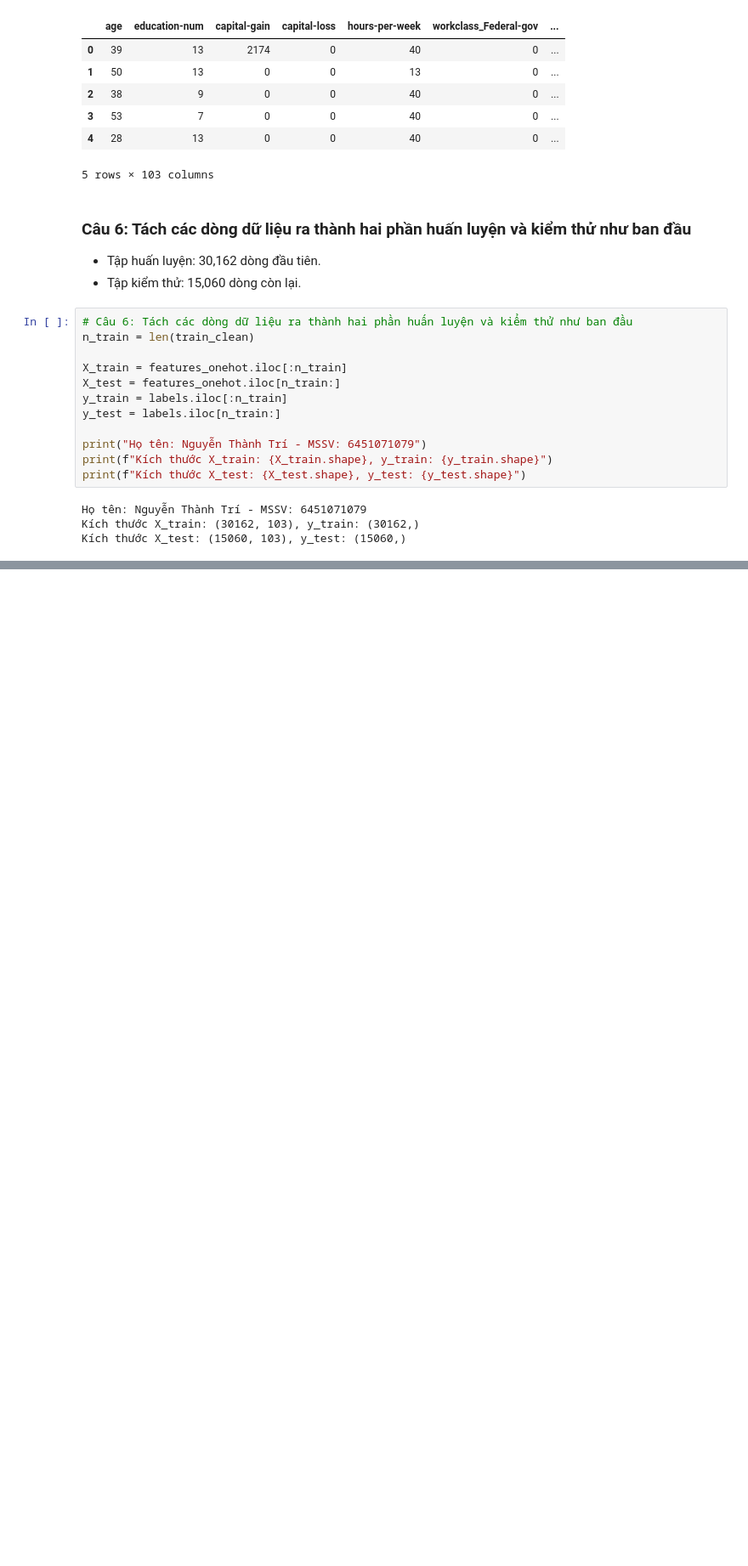
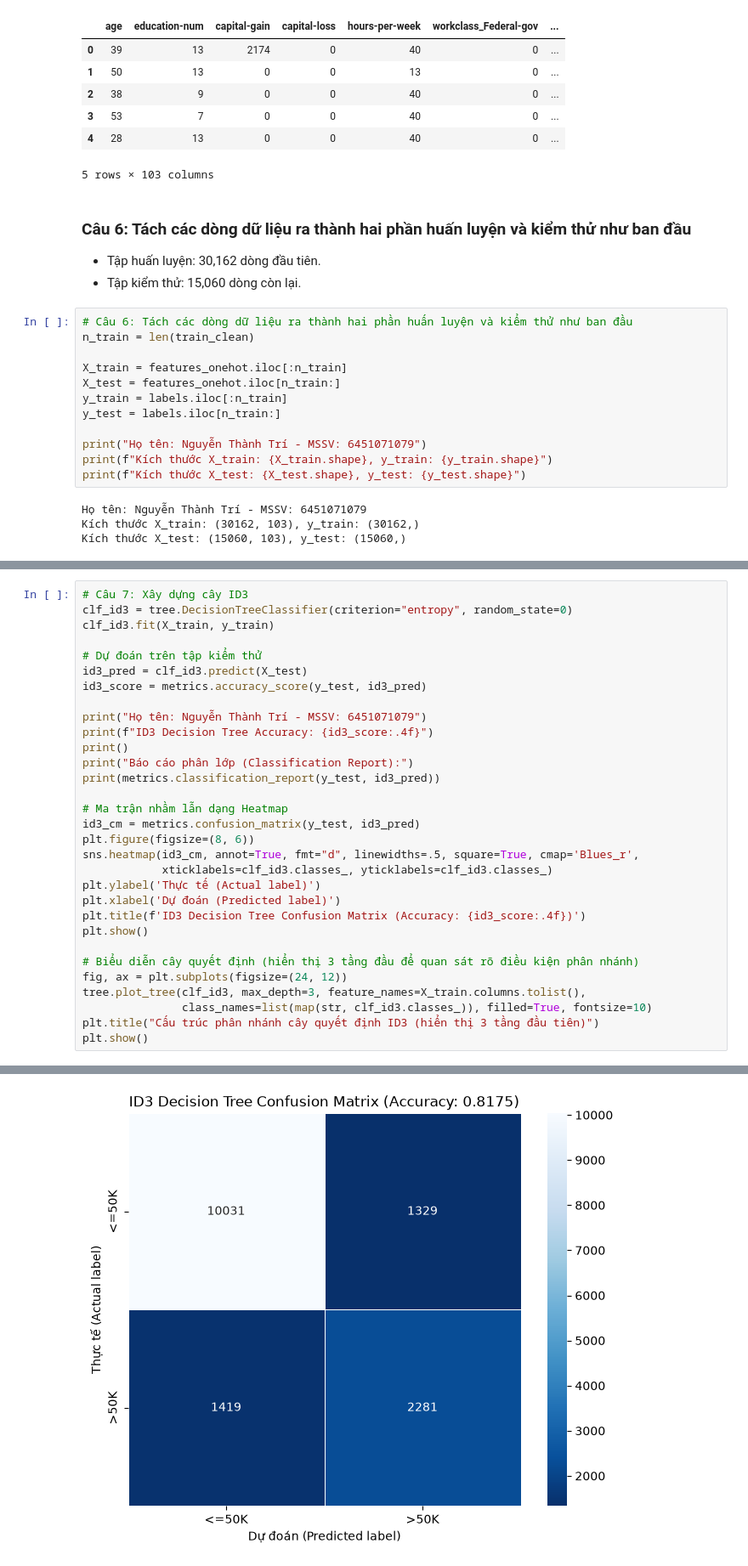
Before and after one commit to TriNguyenThanh/6451071079_Lab2, a Jupyter notebook: model/6451071079_LAB2_Bai1.ipynb, the cells around one changed output, grey strips where cells are left out. Shown at 85% size. Cells and saved outputs as stored; diff of their text form; blank space fills up the shorter version.

```diff
--- a/model/6451071079_LAB2_Bai1.ipynb
+++ b/model/6451071079_LAB2_Bai1.ipynb
@@ -172,0 +178,32 @@ Kích thước X_test: (15060, 103), y_test: (15060,)
+# %%
+# Câu 7: Xây dựng cây ID3
+clf_id3 = tree.DecisionTreeClassifier(criterion="entropy", random_state=0)
+clf_id3.fit(X_train, y_train)
+
+# Dự đoán trên tập kiểm thử
+id3_pred = clf_id3.predict(X_test)
+id3_score = metrics.accuracy_score(y_test, id3_pred)
+
+print("Họ tên: Nguyễn Thành Trí - MSSV: 6451071079")
+print(f"ID3 Decision Tree Accuracy: {id3_score:.4f}")
+print()
+print("Báo cáo phân lớp (Classification Report):")
+print(metrics.classification_report(y_test, id3_pred))
+
+# Ma trận nhầm lẫn dạng Heatmap
+id3_cm = metrics.confusion_matrix(y_test, id3_pred)
+plt.figure(figsize=(8, 6))
+sns.heatmap(id3_cm, annot=True, fmt="d", linewidths=.5, square=True, cmap='Blues_r',
+            xticklabels=clf_id3.classes_, yticklabels=clf_id3.classes_)
+plt.ylabel('Thực tế (Actual label)')
+plt.xlabel('Dự đoán (Predicted label)')
+plt.title(f'ID3 Decision Tree Confusion Matrix (Accuracy: {id3_score:.4f})')
+plt.show()
+
+# Biểu diễn cây quyết định (hiển thị 3 tầng đầu để quan sát rõ điều kiện phân nhánh)
+fig, ax = plt.subplots(figsize=(24, 12))
+tree.plot_tree(clf_id3, max_depth=3, feature_names=X_train.columns.tolist(),
+               class_names=list(map(str, clf_id3.classes_)), filled=True, fontsize=10)
+plt.title("Cấu trúc phân nhánh cây quyết định ID3 (hiển thị 3 tầng đầu tiên)")
+plt.show()
+# %% [output]
@@ -172,0 +222 @@ Kích thước X_test: (15060, 103), y_test: (15060,)
+[figure, added]
```
Also changed, not shown: parts of 2 cells of this notebook.
